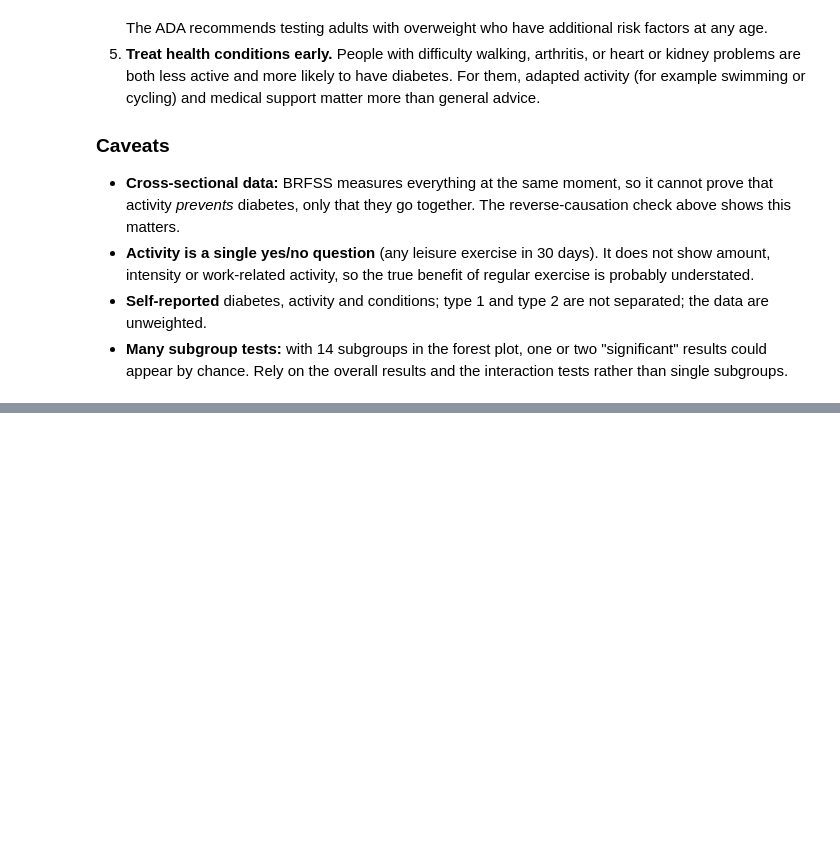
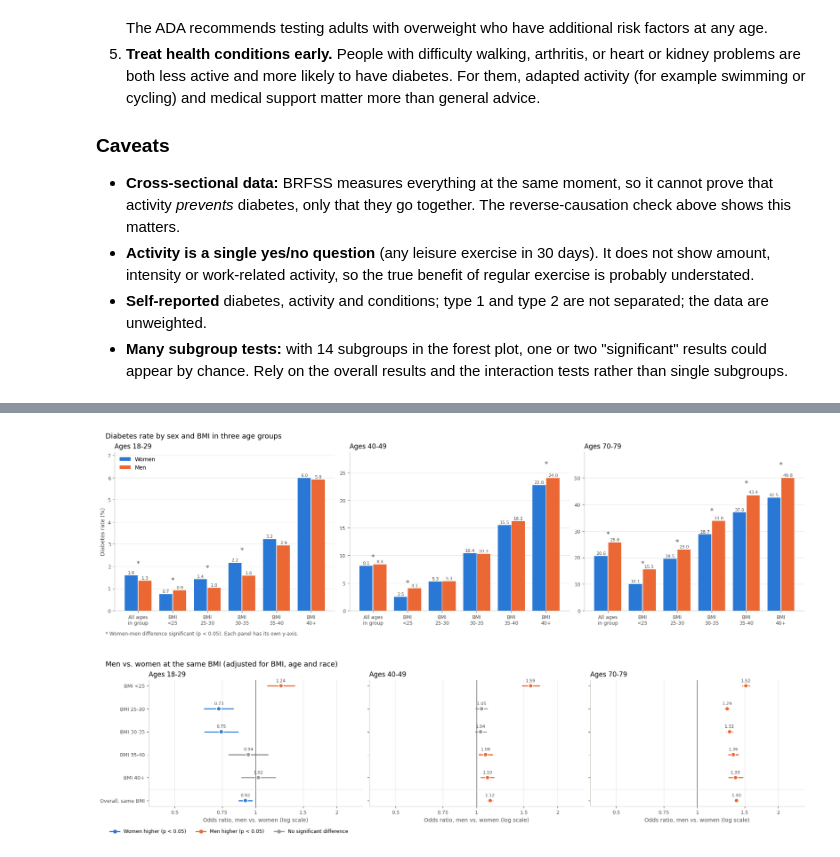
Before and after one commit to hele-L/CMPT491_Project, a Jupyter notebook: harmonized_processing_fixed.ipynb, the cells around one changed output, grey strips where cells are left out. Cells and saved outputs as stored; diff of their text form; code cells hidden in the pictures; blank space fills up the shorter version.

Commit message:
different age groups analysis

```diff
--- a/harmonized_processing_fixed.ipynb
+++ b/harmonized_processing_fixed.ipynb
@@ -2207,0 +2693,61 @@ Ranked by the strength of evidence in this data:
+# %%
+# 1. Diabetes rate by sex and BMI, one panel per age group
+WOMEN_COLOR, MEN_COLOR = "#2a78d6", "#eb6834"
+fig, axes = plt.subplots(1, 3, figsize=(18, 5), constrained_layout=True)
+bands = ["All"] + [f"BMI {b}" for b in bmi_labels]
+x = np.arange(len(bands))
+bar_width = 0.38
+for ax, (age_name, table) in zip(axes, sex_band_tables.items()):
+    for offset, sex_name, color in [(-bar_width / 2 - 0.01, "Women", WOMEN_COLOR), (bar_width / 2 + 0.01, "Men", MEN_COLOR)]:
+        values = table.loc[bands, f"{sex_name} %"].to_numpy(float)
+        ax.bar(x + offset, values, width=bar_width, color=color, label=sex_name)
+        for xi, v in zip(x + offset, values):
+            ax.text(xi, v + values.max() * 0.012, f"{v:.1f}", ha="center", fontsize=8, color=TEXT_2)
+    # Mark bands where the women-men difference is significant
+    for xi, band in zip(x, bands):
+        if table.loc[band, "p_difference"] < 0.05:
+            top = table.loc[band, ["Women %", "Men %"]].max()
+            ax.text(xi, top * 1.08 + 0.3, "*", ha="center", fontsize=13, color=TEXT_2)
+    ax.set_xticks(x, ["All ages\nin group"] + [f"BMI\n{b}" for b in bmi_labels], fontsize=8.5)
+    ax.set_ylim(0, table[["Women %", "Men %"]].to_numpy().max() * 1.2)
+    ax.set_title(f"Ages {age_name}", fontsize=12, loc="left")
+    style_axis(ax, grid_axis="y")
+axes[0].set_ylabel("Diabetes rate (%)", color=TEXT_2)
+axes[0].legend(frameon=False, loc="upper left")
+fig.suptitle("Diabetes rate by sex and BMI in three age groups", fontsize=13, x=0.01, ha="left")
+fig.text(0.01, -0.04, "* Women-men difference significant (p < 0.05). Each panel has its own y-axis.",
+         fontsize=9, color=TEXT_2)
+plt.show()
+
+# 2. Odds ratio for men vs. women inside each BMI band, one panel per age group
+fig, axes = plt.subplots(1, 3, figsize=(18, 4.2), constrained_layout=True, sharey=True)
+rows = [f"Inside BMI {b}" for b in bmi_labels] + ["Same BMI, age, race"]
+y = np.arange(len(rows))[::-1]
+for ax, (age_name, table) in zip(axes, sex_or_tables.items()):
+    t = table.loc[rows]
+    colors = np.where(t["p_value"] >= 0.05, GRAY, np.where(t["OR_men_vs_women"] < 1, WOMEN_COLOR, MEN_COLOR))
+    ax.hlines(y, t["CI_95_low"], t["CI_95_high"], colors=colors, linewidth=2)
+    ax.scatter(t["OR_men_vs_women"], y, color=colors, s=60, zorder=3, edgecolor="white", linewidth=1.5)
+    ax.axvline(1, color=TEXT_2, linewidth=1)
+    ax.axhline(0.5, color=GRID, linewidth=1)
+    ax.set_xscale("log")
+    ticks = [0.5, 0.75, 1, 1.5, 2]
+    ax.set_xticks(ticks, [str(tk) for tk in ticks])
+    ax.minorticks_off()
+    ax.set_xlim(0.4, 2.5)
+    for yi, o in zip(y, t["OR_men_vs_women"]):
+        ax.annotate(f"{o:.2f}", (o, yi), xytext=(0, 7), textcoords="offset points", ha="center",
+                    fontsize=8, color=TEXT_2)
+    ax.set_title(f"Ages {age_name}", fontsize=12, loc="left")
+    ax.set_xlabel("Odds ratio, men vs. women (log scale)", color=TEXT_2)
+    style_axis(ax)
+axes[0].set_yticks(y, [r.replace("Inside ", "") if r.startswith("Inside") else "Overall, same BMI" for r in rows])
+fig.legend(handles=[plt.Line2D([], [], color=WOMEN_COLOR, marker="o", linewidth=2, label="Women higher (p < 0.05)"),
+                    plt.Line2D([], [], color=MEN_COLOR, marker="o", linewidth=2, label="Men higher (p < 0.05)"),
+                    plt.Line2D([], [], color=GRAY, marker="o", linewidth=2, label="No significant difference")],
+           frameon=False, loc="upper left", bbox_to_anchor=(0.01, 0), ncol=3, fontsize=9)
+fig.suptitle("Men vs. women at the same BMI (adjusted for BMI, age and race)", fontsize=13, x=0.01, ha="left")
+plt.show()
+# %% [output]
+[figure, added]
+[figure, added]
```
Also changed, not shown: parts of 29 cells of this notebook, 1 other file.
